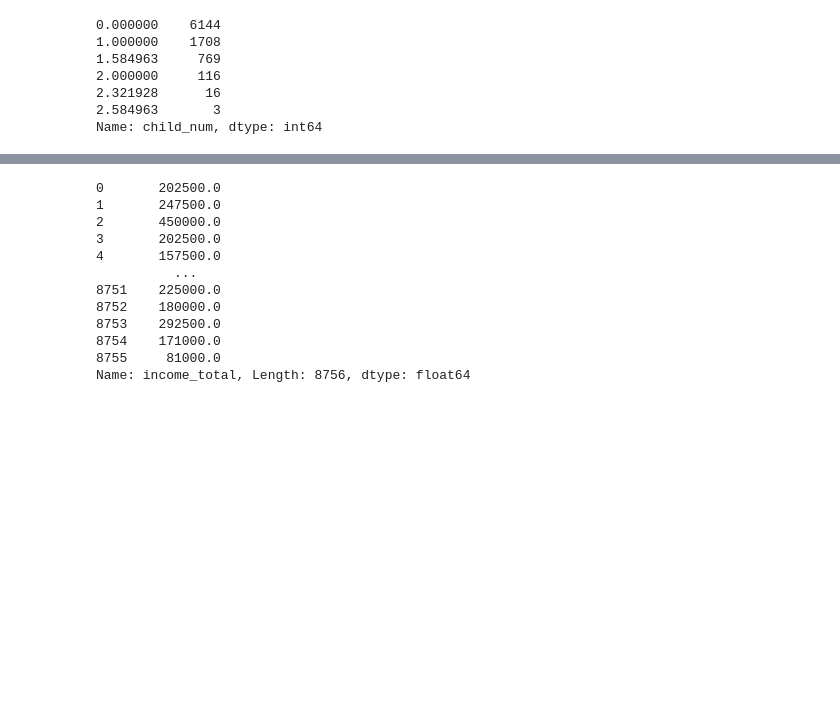
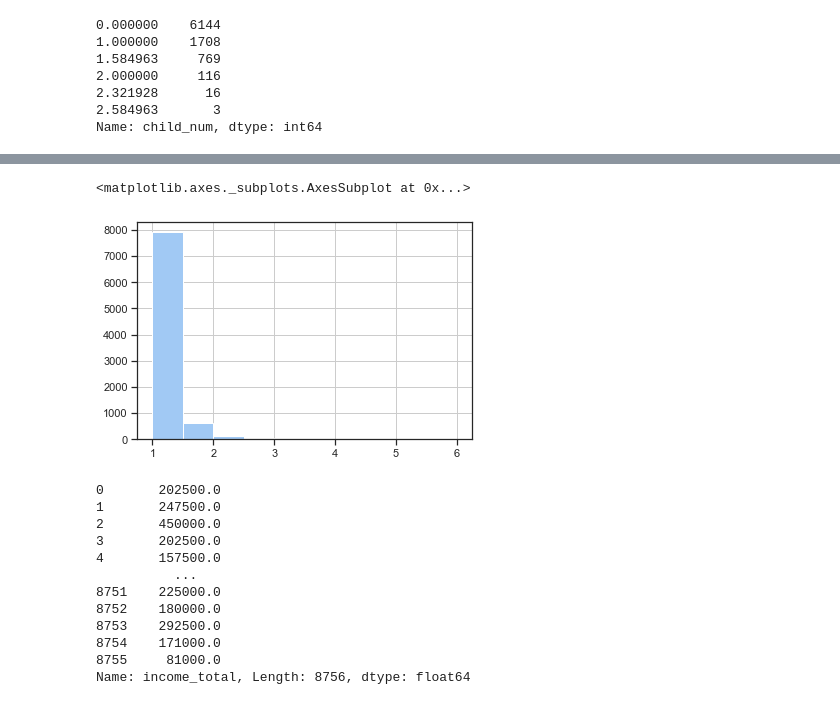
Before and after one commit to Gangtaro/data_science_repository, a Jupyter notebook: COMPETETION_LOG/DACON_210405_credit/dacon_credit_project.ipynb, the cells around one changed output, grey strips where cells are left out. Saved outputs shown, nothing was run; the diff lists cells and outputs as text; code cells hidden in the pictures; blank space fills up the shorter version.

```diff
--- a/COMPETETION_LOG/DACON_210405_credit/dacon_credit_project.ipynb
+++ b/COMPETETION_LOG/DACON_210405_credit/dacon_credit_project.ipynb
@@ -787,6 +800,11 @@ print(child_fee)
 Name: child_num, dtype: int64
 # %%
 child_fees = (np.log(personal_info.child_num + 1)/np.log(2)) * (child_fee) * personal_info._age.apply(child_fee_age_weights)
-# %%
-def car_weight(x):
-    return np.abs(x - personal_info.income_total.mean())/(personal_info.income_total.max()-personal_info.income_total.mean())
+# %%
+def car_weight(x):
+    _med = personal_info.income_total.median()
+    _max = personal_info.income_total.max()
+    if x < _med :
+        return 1
+    else:
+        return 1+(x-_med)/(_max-_med)*5
@@ -797,3 +820,8 @@ personal_info.income_total.mean()*0.1
+# %%
+personal_info.income_total.apply(car_weight).hist()
+# %% [output]
+<matplotlib.axes._subplots.AxesSubplot at 0x...>
+[figure, added]
 # %%
 personal_info.income_total
 # %% [output]
```
Also changed, not shown: parts of 5 cells of this notebook, 3 other files.
